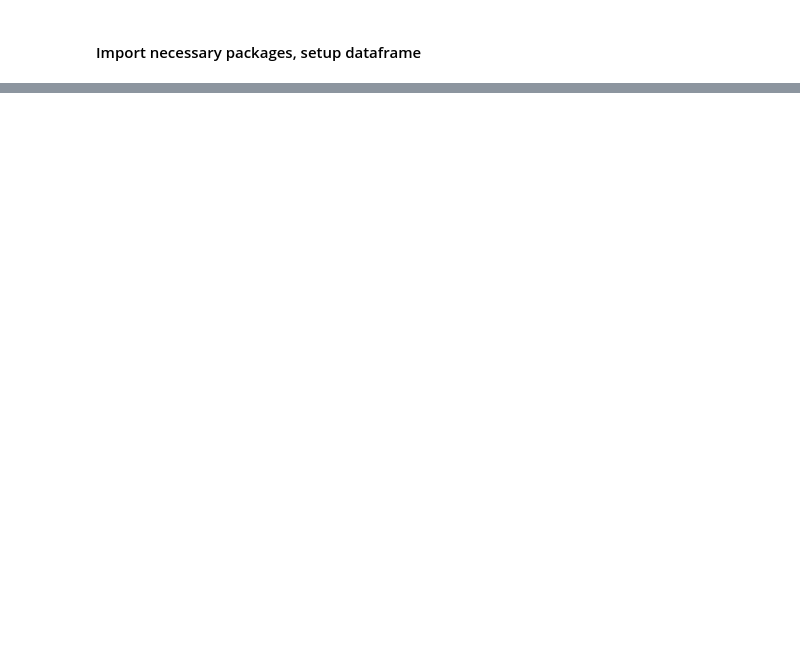
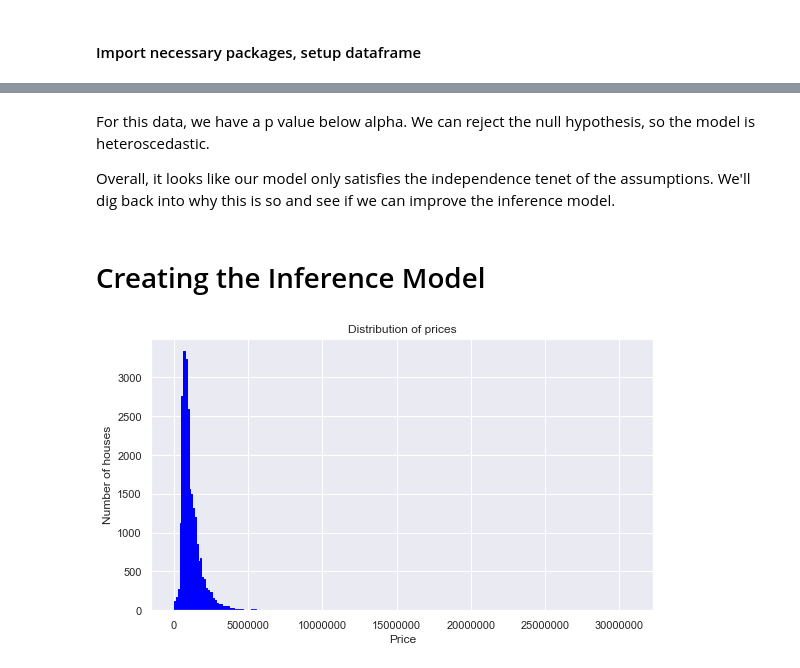
Before and after one commit to AliRampur/Phase-2-Group-Project, a Jupyter notebook: Project Notebook.ipynb, the cells around one changed output, grey strips where cells are left out. Drawn from its saved outputs; the diff is of its cells as text; code cells hidden in the pictures; blank space fills up the shorter version.

```diff
--- a/Project Notebook.ipynb
+++ b/Project Notebook.ipynb
@@ -295,0 +847,15 @@ sns.heatmap(corr, cmap="Reds", annot=True)
+# %% [markdown]
+For this data, we have a p value below alpha. We can reject the null hypothesis, so the model is heteroscedastic.
+
+Overall, it looks like our model only satisfies the independence tenet of the assumptions. We'll dig back into why this is so and see if we can improve the inference model.
+# %% [markdown]
+# Creating the Inference Model
+# %%
+fig, ax = plt.subplots(1, 1, figsize = (9,5))
+df['price'].hist(bins=250, ax=ax, color='blue', ec='blue')
+ax.ticklabel_format(style='plain')
+plt.xlabel('Price')
+plt.title('Distribution of prices')
+plt.ylabel('Number of houses');
+# %% [output]
+[figure, added]
```
Also changed, not shown: parts of 88 cells of this notebook, 9 other files.
